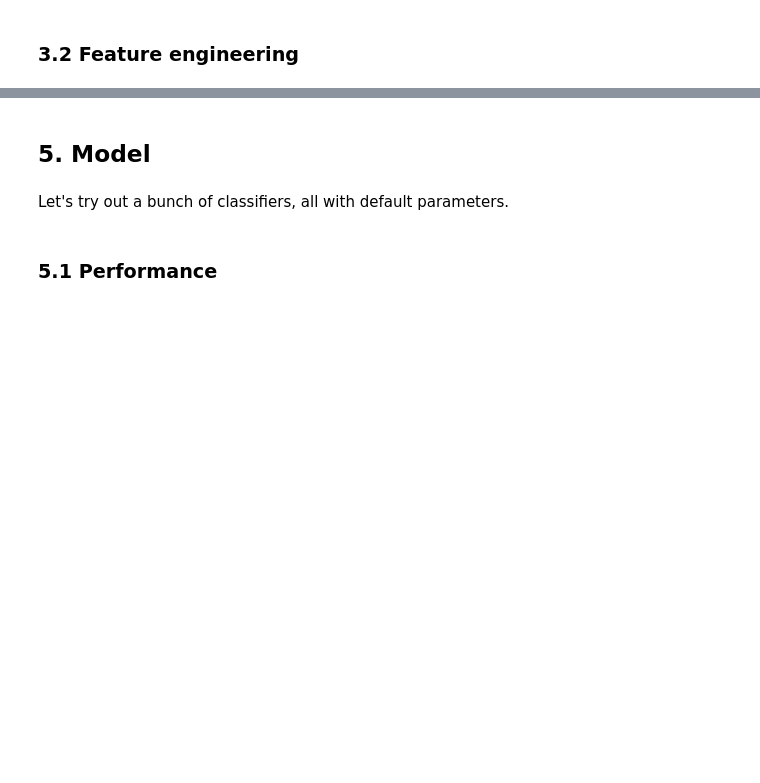
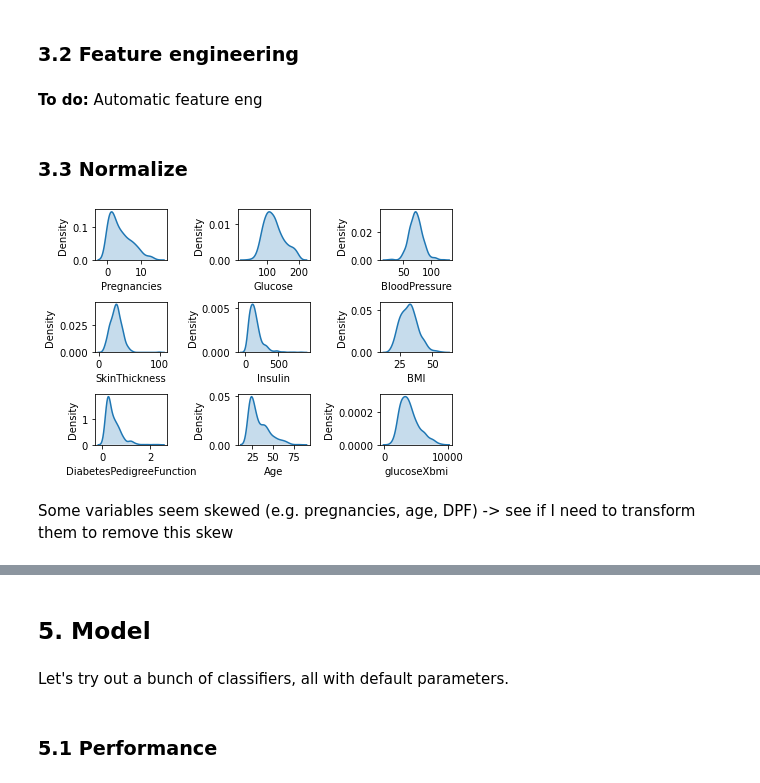
Before and after one commit to Esrem5/PredictDiabetes, a Jupyter notebook: diabetes.ipynb, the cells around one changed output, grey strips where cells are left out. Cells and saved outputs as stored; diff of their text form; code cells hidden in the pictures; blank space fills up the shorter version.

```diff
--- a/diabetes.ipynb
+++ b/diabetes.ipynb
@@ -226,0 +201,10 @@ After n zeros: 0
+# %%
+from sklearn.impute import KNNImputer
+
+# define the imputer
+imputer = KNNImputer(n_neighbors=5)
+# transform the dataset
+transformed_array = imputer.fit_transform(df_train[imputation_cols].values)
+transformed_df = pd.DataFrame(transformed_array, columns=imputation_cols, index=df_train[imputation_cols].index)
+# replace in org df
+df_train[imputation_cols] = transformed_df
@@ -227,3 +223,39 @@ After n zeros: 0
 # %% [markdown]
 <a id='eng'></a>
 ### 3.2 Feature engineering
+# %%
+# glucose * BMI
+df_train['glucoseXbmi'] = df_train['Glucose'] * df_train['BMI']
+# %% [markdown]
+**To do:** Automatic feature eng
+# %% [markdown]
+<a id='norm'></a>
+### 3.3 Normalize
+# %%
+def plot_kdes(df, columns, number_rows, figsize=(12,12)):
+    """
+    Returns a histogram per column and target
+    Parameters:
+        columns: list of columns to plot
+        target: str, which variable to plot per histograms
+        number_rows: number of rows of subplots
+    """
+    fig = plt.figure()
+    count = 1
+    for col in columns:
+        ax = fig.add_subplot(number_rows,3,count)
+        sns.kdeplot(df[col], shade=True)
+        ax.set_ylabel('Density')
+        ax.set_xlabel(col)
+        ax.legend().set_visible(False)
+        count+=1
+    plt.tight_layout()
+# %%
+all_features = list(df_train.columns)
+all_features.remove('Outcome')
+# %%
+plot_kdes(df=df_train, columns=all_features, number_rows=3)
+# %% [output]
+[figure, added]
+# %% [markdown]
+Some variables seem skewed (e.g. pregnancies, age, DPF) -> see if I need to transform them to remove this skew
```
Also changed, not shown: parts of 53 cells of this notebook, 1 other file.
